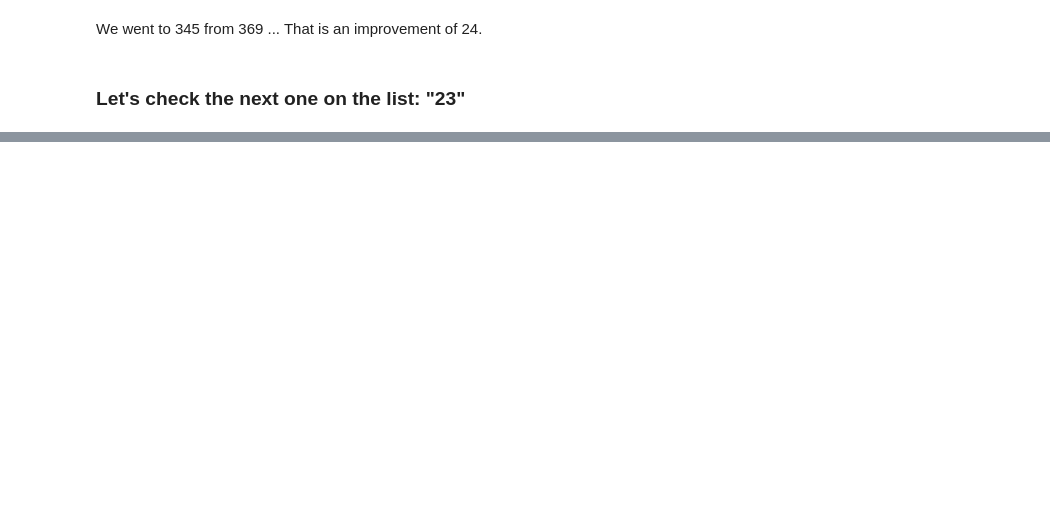
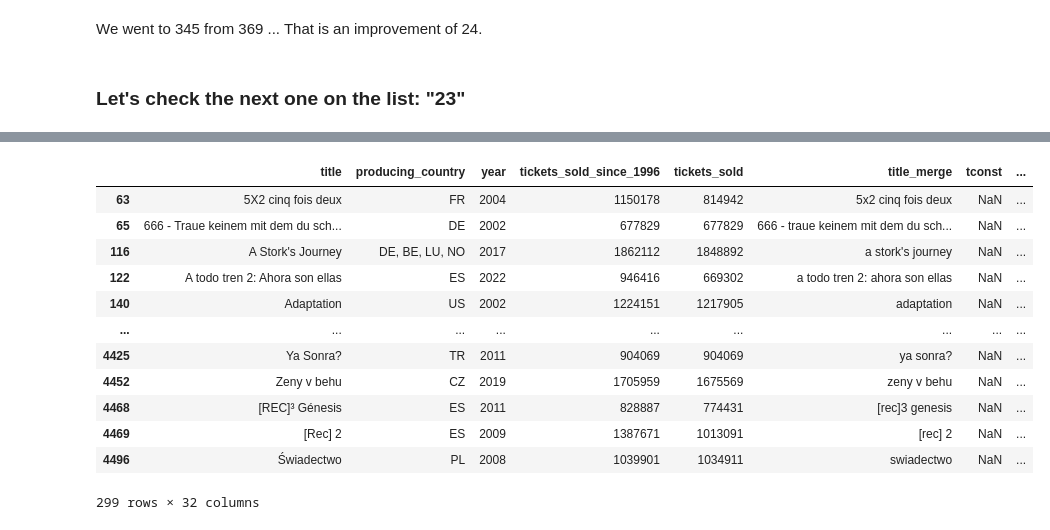
Before and after one commit to tk87-hono/data_analytics_24_4-Capstone_Movie_Group, a Jupyter notebook: Improving_merge_eu_na_IMDB.ipynb, the cells around one changed output, grey strips where cells are left out. Drawn from its saved outputs; the diff is of its cells as text; code cells hidden in the pictures; blank space fills up the shorter version.

```diff
--- a/Improving_merge_eu_na_IMDB.ipynb
+++ b/Improving_merge_eu_na_IMDB.ipynb
@@ -528,0 +614,17 @@ imdb_df[imdb_df["tconst"] == "tt1869689"]
+# %%
+eu_check_mask = eu_check_df["tconst"].isnull()
+eu_check_df[eu_check_mask]
+# %% [output]
+|  | title | producing_country | year | tickets_sold_since_1996 | tickets_sold | title_merge | tconst | ... |
+| 63 | 5X2 cinq fois deux | FR | 2004 | 1150178 | 814942 | 5x2 cinq fois deux | NaN | ... |
+| 65 | 666 - Traue keinem mit dem du sch... | DE | 2002 | 677829 | 677829 | 666 - traue keinem mit dem du sch... | NaN | ... |
+| 116 | A Stork's Journey | DE, BE, LU, NO | 2017 | 1862112 | 1848892 | a stork's journey | NaN | ... |
+| 122 | A todo tren 2: Ahora son ellas | ES | 2022 | 946416 | 669302 | a todo tren 2: ahora son ellas | NaN | ... |
+| 140 | Adaptation | US | 2002 | 1224151 | 1217905 | adaptation | NaN | ... |
+| ... | ... | ... | ... | ... | ... | ... | ... | ... |
+| 4425 | Ya Sonra? | TR | 2011 | 904069 | 904069 | ya sonra? | NaN | ... |
+| 4452 | Zeny v behu | CZ | 2019 | 1705959 | 1675569 | zeny v behu | NaN | ... |
+| 4468 | [REC]³ Génesis | ES | 2011 | 828887 | 774431 | [rec]3 genesis | NaN | ... |
+| 4469 | [Rec] 2 | ES | 2009 | 1387671 | 1013091 | [rec] 2 | NaN | ... |
+| 4496 | Świadectwo | PL | 2008 | 1039901 | 1034911 | swiadectwo | NaN | ... |
+299 rows × 32 columns
```
Also changed, not shown: parts of 32 cells of this notebook.
